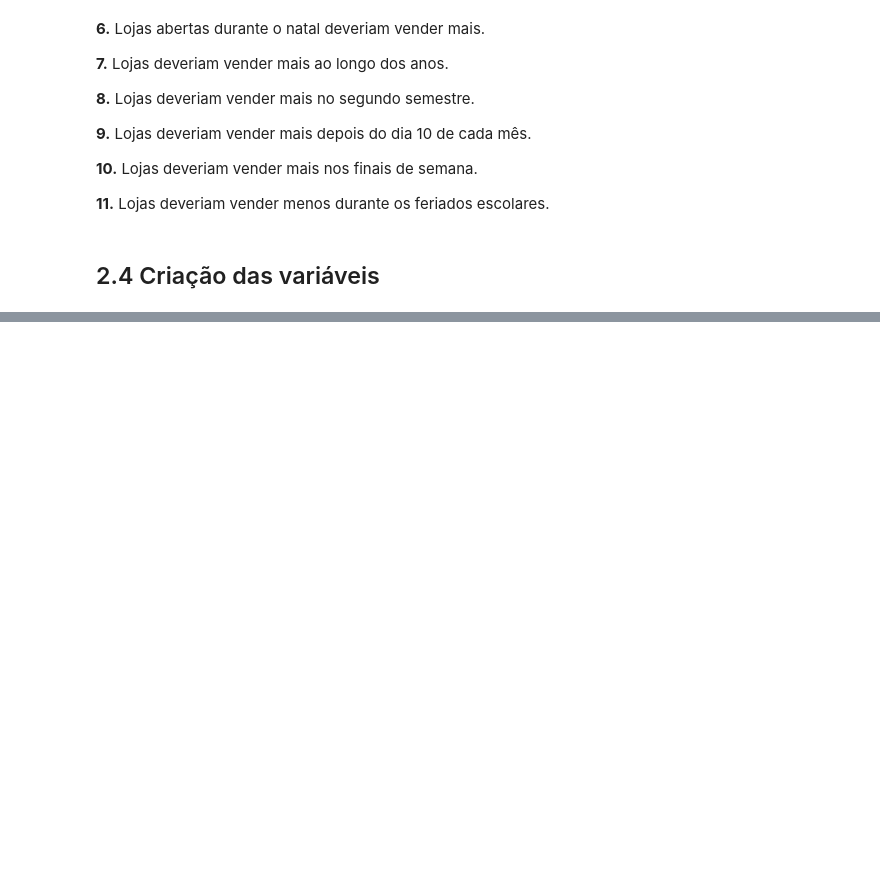
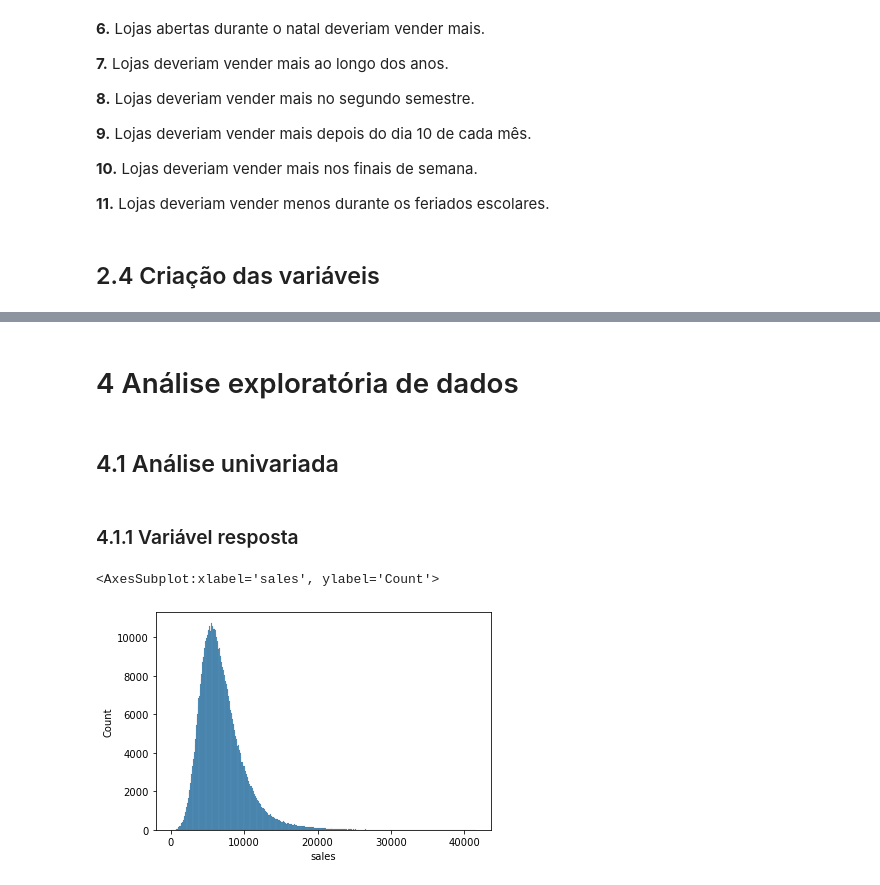
Before and after one commit to paixaols/rossmann-store-sales, a Jupyter notebook: Rossmann_sales_prediction.ipynb, the cells around one changed output, grey strips where cells are left out. Cells and saved outputs as stored; diff of their text form; code cells hidden in the pictures; blank space fills up the shorter version.

```diff
--- a/Rossmann_sales_prediction.ipynb
+++ b/Rossmann_sales_prediction.ipynb
@@ -338,0 +341,2 @@ df2['state_holiday'] = df2['state_holiday'].apply(lambda x: 'public holiday' if
+# %%
+df3 = df2.copy()
@@ -338,0 +345,2 @@ df2['state_holiday'] = df2['state_holiday'].apply(lambda x: 'public holiday' if
+# %%
+df3 = df3[(df3['open'] == 1) & (df3['sales'] > 0)]
@@ -338,0 +349,16 @@ df2['state_holiday'] = df2['state_holiday'].apply(lambda x: 'public holiday' if
+# %%
+drop_cols = ['customers', 'open', 'promo_interval', 'month_str']
+df3.drop(drop_cols, axis = 1, inplace = True)
+# %% [markdown]
+# 4 Análise exploratória de dados
+# %%
+df4 = df3.copy()
+# %% [markdown]
+## 4.1 Análise univariada
+# %% [markdown]
+### 4.1.1 Variável resposta
+# %%
+sns.histplot(df4['sales'], kde = False)
+# %% [output]
+<AxesSubplot:xlabel='sales', ylabel='Count'>
+[figure, added]
```
Also changed, not shown: parts of 20 cells of this notebook.
